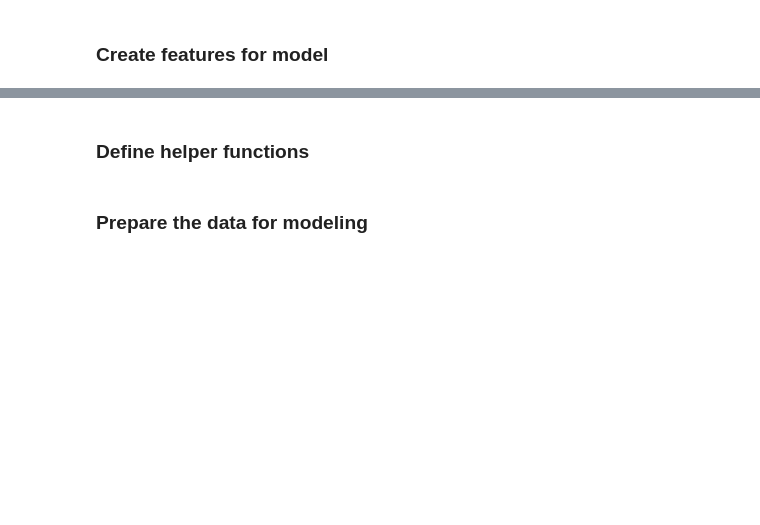
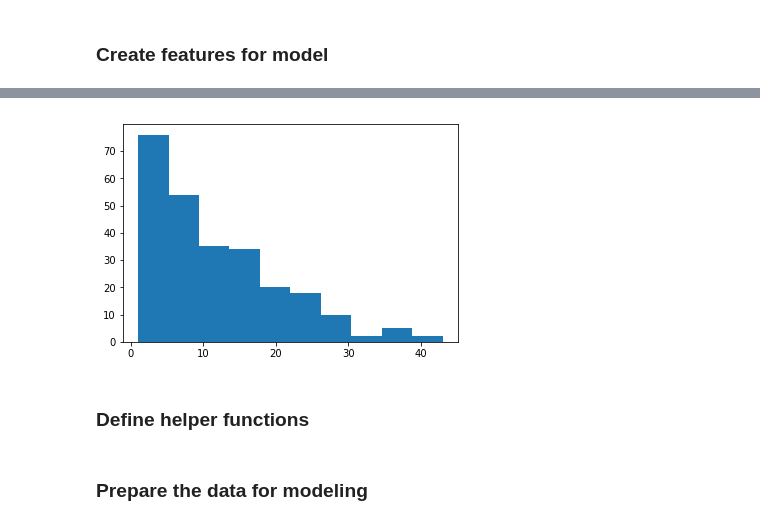
Before and after one commit to chadharness-mids/w266_final_project_merged, a Jupyter notebook: notebooks/models/Keri_Baseline_Model_April_6.ipynb, the cells around one changed output, grey strips where cells are left out. Drawn from its saved outputs; the diff is of its cells as text; code cells hidden in the pictures; blank space fills up the shorter version.

```diff
--- a/notebooks/models/Keri_Baseline_Model_April_6.ipynb
+++ b/notebooks/models/Keri_Baseline_Model_April_6.ipynb
@@ -114,6 +114,3 @@ data = data.join(game_stats, how='outer')
 data = data.set_index('author_flair')
 flair_lookup_table = flair_lookup_table.set_index('author_flair')
 data = data.join(flair_lookup_table, how='outer')
-# %%
-data['fan_type'] = np.where(data.author_team_name == data.away_team, 'away',
-                            np.where(data.author_team_name == data.home_team, 'home', 'nofan'))
@@ -171,11 +119,21 @@ data['game_state'] = np.where(data.win_differential < 0.6, 'close', 'notclose')
-# %%
-# Identify author affiliation to game
-
-data['author_team_state'] = np.where(data.fan_type == 'nofan', 'nopref',
-                                     np.where(data.win_team == data.fan_type, 'winning', 'losing'))
-
-data['author_game_state'] = np.where(data.fan_type == 'nofan',
-                                     np.where(data.game_state == 'notclose', 'nofan_notclose', 'nofan_close'),
-                                     np.where(data.game_state == 'notclose',
-                                             np.where(data.win_team == data.fan_type, 'fan_win_notclose','fan_lose_notclose'),
-                                              np.where(data.win_team == data.fan_type, 'fan_win_close', 'fan_lose_close')))
+# %%
+# Creating targets for testing
+
+# 1. Fan of winning or losing team or other
+data['win_lost_fan_type'] = np.where(data.author_team_name == data.winner, 'win',
+                            np.where(data.author_team_name == data.loser, 'lose', 'nofan'))
+
+# 2. Score differential
+data['score_differential'] = data.ptsw - data.ptsl
+
+# 3. Yards differential (absolute value)
+data['yards_differential'] = abs(data.ydsw - data.ydsl)
+
+# 4. Total turnovers in game
+data['turn_over_differential'] = data.tol + data.tol
+
+# 5. Watching close game or not (within 7 points)
+data['close_game'] = np.where(data.score_differential <= 7, 'close','not close')
+
+# 6. Fan lost/won close game or not (within 7 points)
+data['fan_close_game'] = data.win_lost_fan_type + ' ' + data.is_close_game
@@ -182,3 +151,12 @@ data['author_game_state'] = np.where(data.fan_type == 'nofan',
+# %%
+# This histogram shows us the point differentials between all the games we
+# have on record. There are a large number of close games.
+hist_data = data[data.score_differential.notnull()].groupby('submission_title')\
+    ['score_differential'].min().reset_index()
+plt.hist(hist_data.score_differential,)
+plt.show()
+# %% [output]
+[figure, added]
 # %% [markdown]
 ### Define helper functions
 # %%
```
Also changed, not shown: parts of 24 cells of this notebook.
